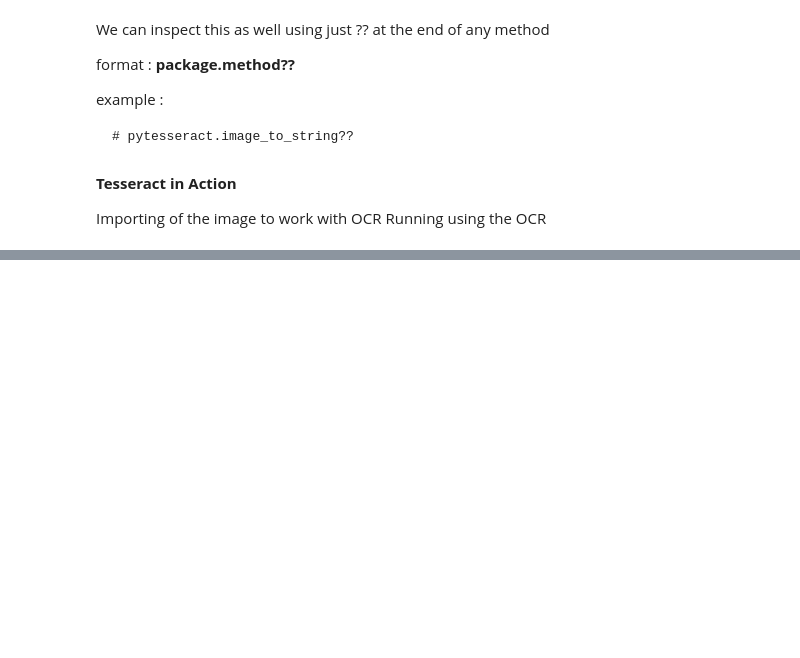
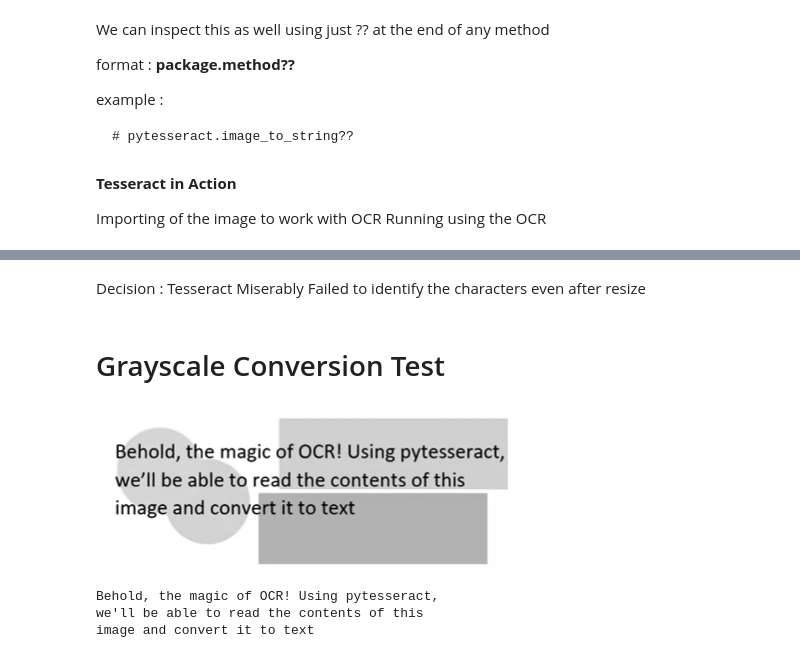
Before and after one commit to arafMustavi/python, a Jupyter notebook: pyTessaract.ipynb, the cells around one changed output, grey strips where cells are left out. Drawn from its saved outputs; the diff is of its cells as text; code cells hidden in the pictures; blank space fills up the shorter version.

```diff
--- a/pyTessaract.ipynb
+++ b/pyTessaract.ipynb
@@ -63,0 +170,17 @@ I followed this [medium](https://medium.com/@bhadreshpsavani/how-to-use-tesserac
+# %% [markdown]
+Decision : Tesseract Miserably Failed to identify the characters even after resize
+# %% [markdown]
+# Grayscale Conversion Test
+# %%
+imgGrayScale = Image.open("Noisy Text.png")
+imgGrayScale = imgGrayScale.convert('L')
+imgGrayScale.save("Grey_noise.png")
+display(imgGrayScale)
+
+textGrey = pytesseract.image_to_string(imgGrayScale)
+print(textGrey)
+# %% [output]
+[figure, added]
+Behold, the magic of OCR! Using pytesseract,
+we'll be able to read the contents of this
+image and convert it to text
```
Also changed, not shown: parts of 17 cells of this notebook.
